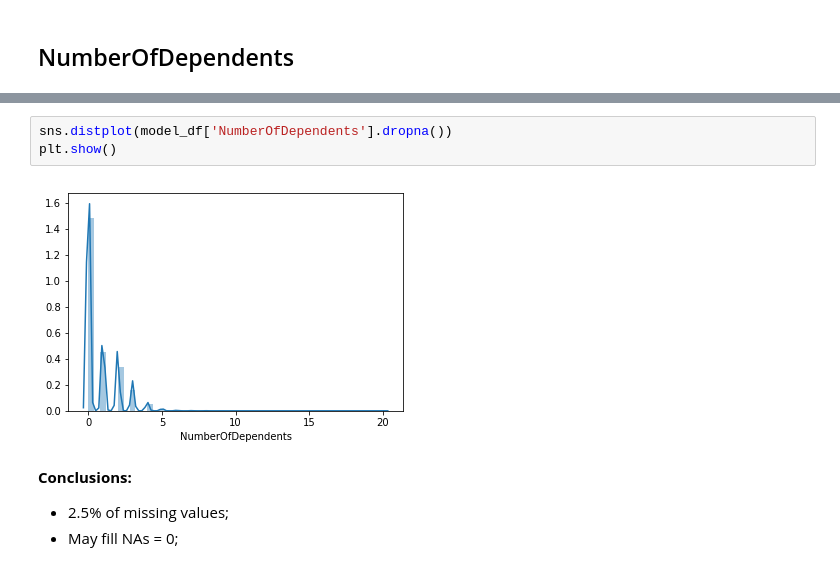
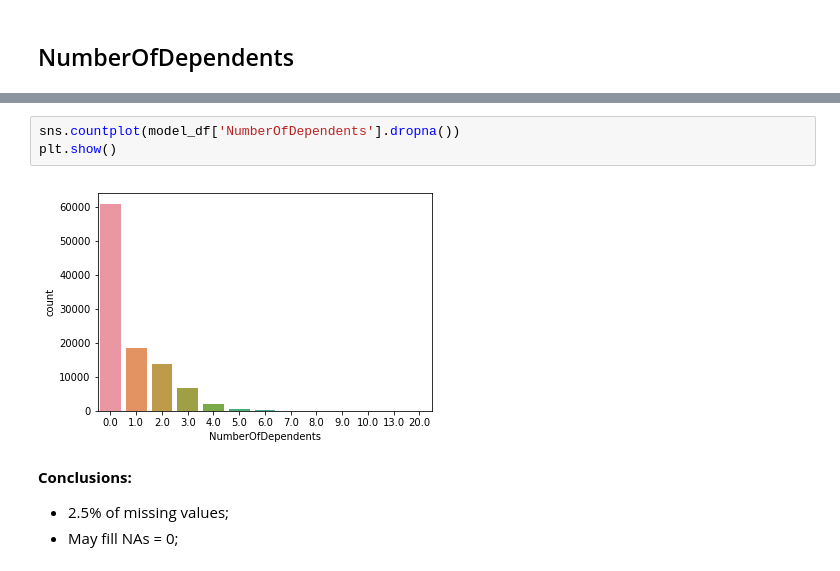
Before and after one commit to faguzz/public-notebooks, a Jupyter notebook: givemesomecredit/exploratory-data-analysis.ipynb, the cells around one changed output, grey strips where cells are left out. Cells and saved outputs as stored; diff of their text form.

```diff
--- a/givemesomecredit/exploratory-data-analysis.ipynb
+++ b/givemesomecredit/exploratory-data-analysis.ipynb
@@ -228,8 +230,8 @@ model_df['NumberOfDependents'].isnull().sum(), model_df['NumberOfDependents'].is
 # %%
-sns.distplot(model_df['NumberOfDependents'].dropna())
+sns.countplot(model_df['NumberOfDependents'].dropna())
 plt.show()
 # %% [output]
-[figure, old version]
+[figure, new version]
 # %% [markdown]
 **Conclusions:**
 -  2.5% of missing values;
```
Also changed, not shown: parts of 38 cells of this notebook.
